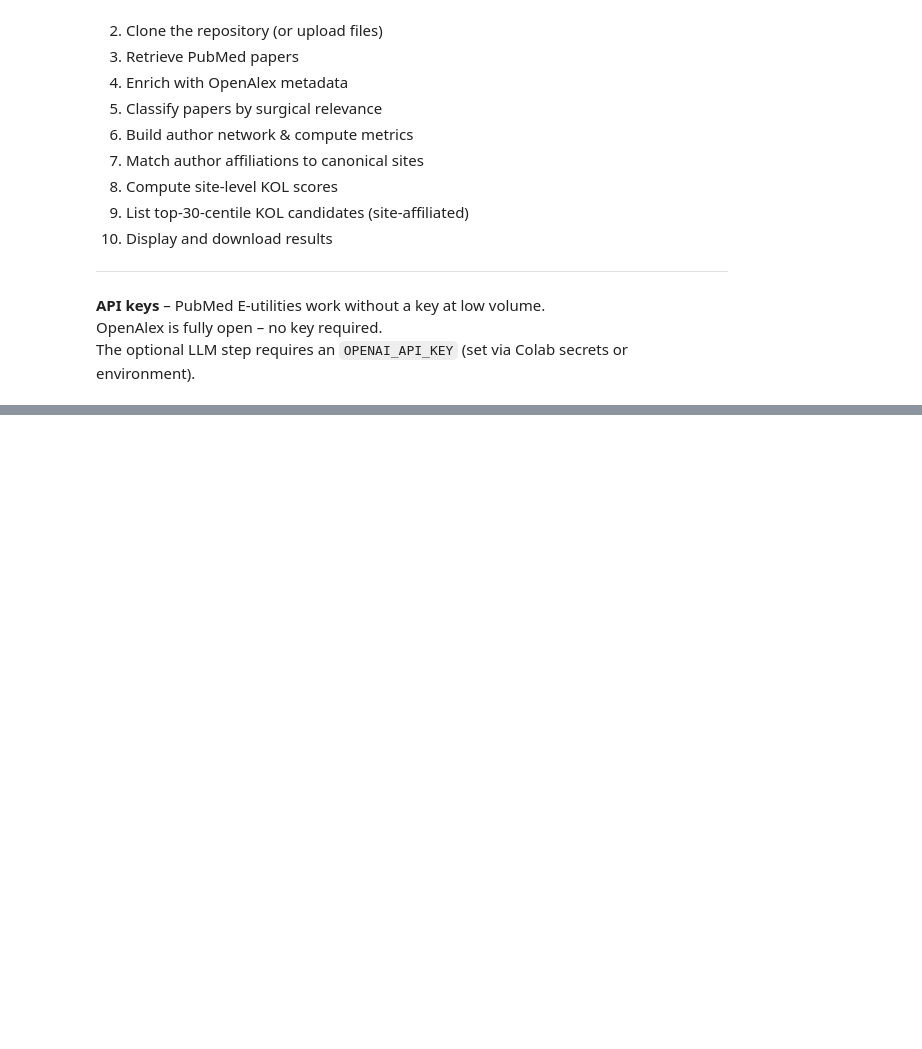
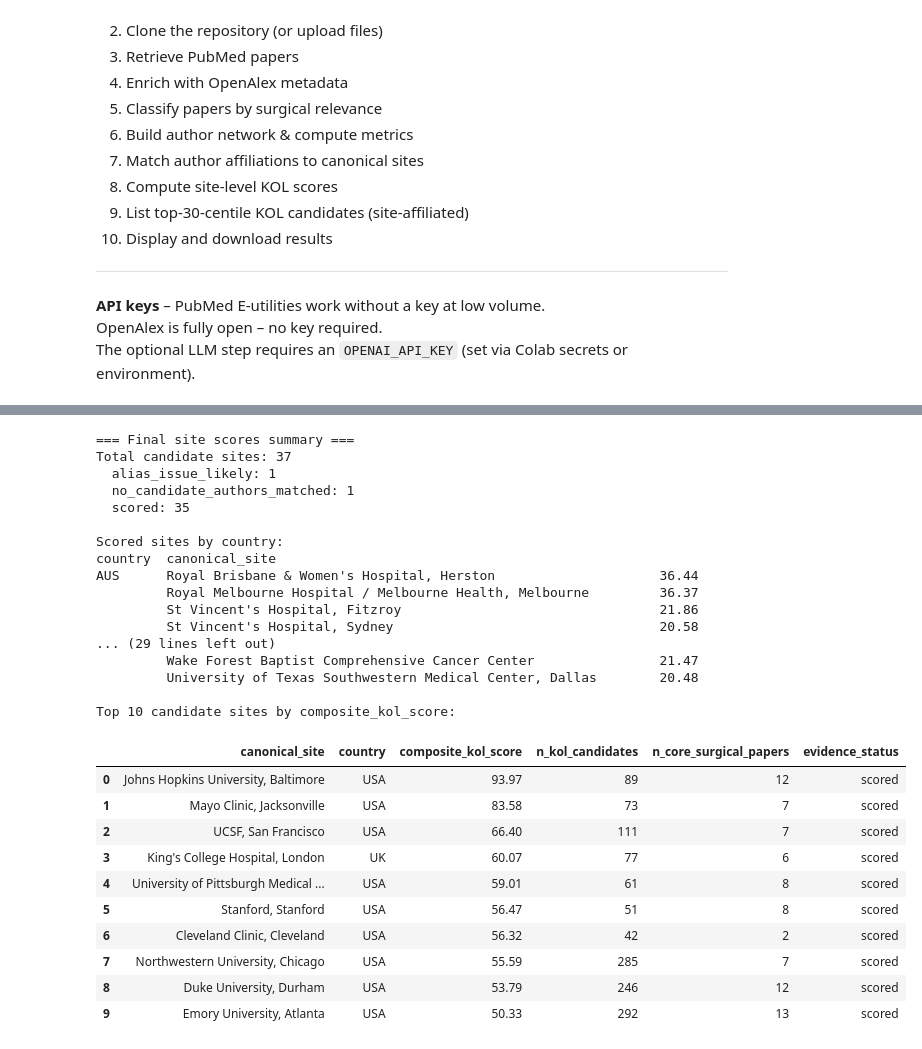
Before and after one commit to roschkoenig/neurosurgical-site-ranking, a Jupyter notebook: notebooks/pipeline_colab.ipynb, the cells around one changed output, grey strips where cells are left out. Cells and saved outputs as stored; diff of their text form; code cells hidden in the pictures; blank space fills up the shorter version.

```diff
--- a/notebooks/pipeline_colab.ipynb
+++ b/notebooks/pipeline_colab.ipynb
@@ -189,3 +473,55 @@ site_scores
+# %%
+# ── 8b. Final scoring summary ─────────────────────────────────────────────────
+import pandas as pd
+
+print('=== Final site scores summary ===')
+print(f'Total candidate sites: {len(site_scores)}')
+
+by_status = site_scores.groupby('evidence_status')['canonical_site'].count()
+for status, count in by_status.items():
+    print(f'  {status}: {count}')
+
+print('\nScored sites by country:')
+scored = site_scores[site_scores['evidence_status'] == 'scored']
+if not scored.empty:
+    print(scored.groupby('country')[['canonical_site', 'composite_kol_score']]
+          .apply(lambda g: g.set_index('canonical_site')['composite_kol_score'])
+          .to_string())
+else:
+    print('  (none)')
+
+print('\nTop 10 candidate sites by composite_kol_score:')
+scored.head(10)[['canonical_site', 'country', 'composite_kol_score',
+                 'n_kol_candidates', 'n_core_surgical_papers', 'evidence_status']]
+# %% [output]
+=== Final site scores summary ===
+Total candidate sites: 37
+  alias_issue_likely: 1
+  no_candidate_authors_matched: 1
+  scored: 35
+
+Scored sites by country:
+country  canonical_site
+AUS      Royal Brisbane & Women's Hospital, Herston                     36.44
+         Royal Melbourne Hospital / Melbourne Health, Melbourne         36.37
+         St Vincent's Hospital, Fitzroy                                 21.86
+         St Vincent's Hospital, Sydney                                  20.58
+... (29 lines left out)
+         Wake Forest Baptist Comprehensive Cancer Center                21.47
+         University of Texas Southwestern Medical Center, Dallas        20.48
+
+Top 10 candidate sites by composite_kol_score:
+|  | canonical_site | country | composite_kol_score | n_kol_candidates | n_core_surgical_papers | evidence_status |
+| 0 | Johns Hopkins University, Baltimore | USA | 93.97 | 89 | 12 | scored |
+| 1 | Mayo Clinic, Jacksonville | USA | 83.58 | 73 | 7 | scored |
+| 2 | UCSF, San Francisco | USA | 66.40 | 111 | 7 | scored |
+| 3 | King's College Hospital, London | UK | 60.07 | 77 | 6 | scored |
+| 4 | University of Pittsburgh Medical ... | USA | 59.01 | 61 | 8 | scored |
+| 5 | Stanford, Stanford | USA | 56.47 | 51 | 8 | scored |
+| 6 | Cleveland Clinic, Cleveland | USA | 56.32 | 42 | 2 | scored |
+| 7 | Northwestern University, Chicago | USA | 55.59 | 285 | 7 | scored |
+| 8 | Duke University, Durham | USA | 53.79 | 246 | 12 | scored |
+| 9 | Emory University, Atlanta | USA | 50.33 | 292 | 13 | scored |
 # %%
 # ── 9. KOL candidate list (top-30-centile site-affiliated authors) ─────────────
 # Returns all site-affiliated authors whose author_kol_score is in the
```
Also changed, not shown: parts of 12 cells of this notebook, 8 other files.
